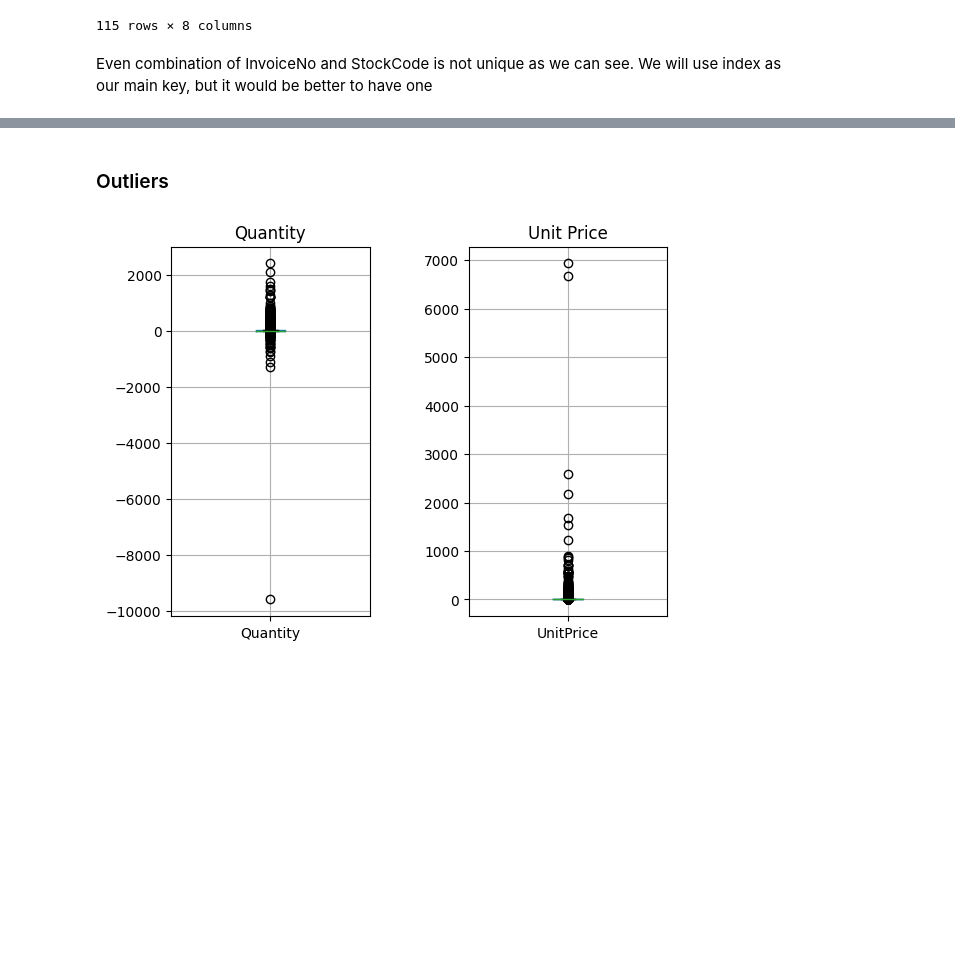
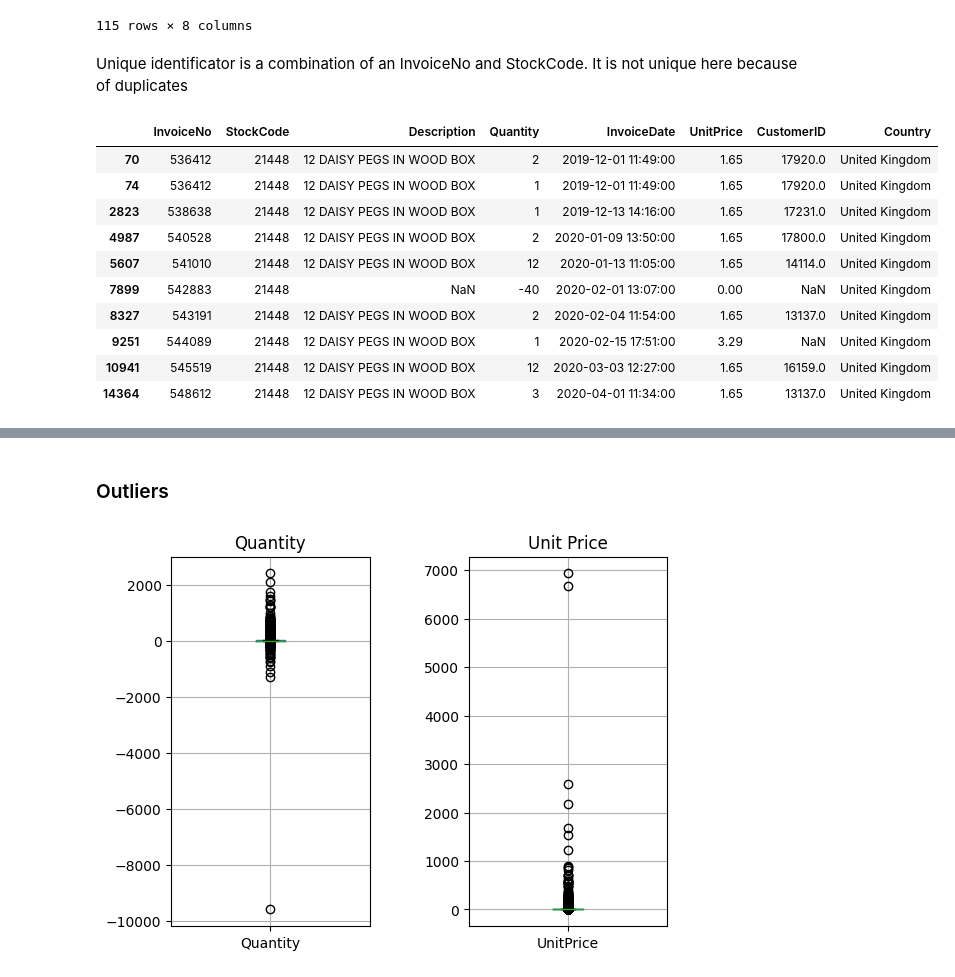
Before and after one commit to BaakhOfficial/Business-Data-Analysis-Report, a Jupyter notebook: Untitled-1.ipynb, the cells around one changed output, grey strips where cells are left out. Cells and saved outputs as stored; diff of their text form; code cells hidden in the pictures; blank space fills up the shorter version.

```diff
--- a/Untitled-1.ipynb
+++ b/Untitled-1.ipynb
@@ -88,5 +106,19 @@ duplicates
 | 53474 | 581166 | 22960 | JAM MAKING SET WITH JARS | 3 | 2020-12-07 14:43:00 | 4.25 | 15525.0 | United Kingdom |
 | 53876 | 581412 | 21733 | RED HANGING HEART T-LIGHT HOLDER | 4 | 2020-12-08 14:38:00 | 2.95 | 14415.0 | United Kingdom |
 115 rows × 8 columns
-# %% [markdown]
-Even combination of InvoiceNo and StockCode is not unique as we can see. We will use index as our main key, but it would be better to have one
+# %% [markdown]
+Unique identificator is a combination of an InvoiceNo and StockCode. It is not unique here because of duplicates
+# %%
+df.loc[df['StockCode'] ==21448]
+# %% [output]
+|  | InvoiceNo | StockCode | Description | Quantity | InvoiceDate | UnitPrice | CustomerID | Country |
+| 70 | 536412 | 21448 | 12 DAISY PEGS IN WOOD BOX | 2 | 2019-12-01 11:49:00 | 1.65 | 17920.0 | United Kingdom |
+| 74 | 536412 | 21448 | 12 DAISY PEGS IN WOOD BOX | 1 | 2019-12-01 11:49:00 | 1.65 | 17920.0 | United Kingdom |
+| 2823 | 538638 | 21448 | 12 DAISY PEGS IN WOOD BOX | 1 | 2019-12-13 14:16:00 | 1.65 | 17231.0 | United Kingdom |
+| 4987 | 540528 | 21448 | 12 DAISY PEGS IN WOOD BOX | 2 | 2020-01-09 13:50:00 | 1.65 | 17800.0 | United Kingdom |
+| 5607 | 541010 | 21448 | 12 DAISY PEGS IN WOOD BOX | 12 | 2020-01-13 11:05:00 | 1.65 | 14114.0 | United Kingdom |
+| 7899 | 542883 | 21448 | NaN | -40 | 2020-02-01 13:07:00 | 0.00 | NaN | United Kingdom |
+| 8327 | 543191 | 21448 | 12 DAISY PEGS IN WOOD BOX | 2 | 2020-02-04 11:54:00 | 1.65 | 13137.0 | United Kingdom |
+| 9251 | 544089 | 21448 | 12 DAISY PEGS IN WOOD BOX | 1 | 2020-02-15 17:51:00 | 3.29 | NaN | United Kingdom |
+| 10941 | 545519 | 21448 | 12 DAISY PEGS IN WOOD BOX | 12 | 2020-03-03 12:27:00 | 1.65 | 16159.0 | United Kingdom |
+| 14364 | 548612 | 21448 | 12 DAISY PEGS IN WOOD BOX | 3 | 2020-04-01 11:34:00 | 1.65 | 13137.0 | United Kingdom |
```
Also changed, not shown: parts of 17 cells of this notebook, 1 other file.
